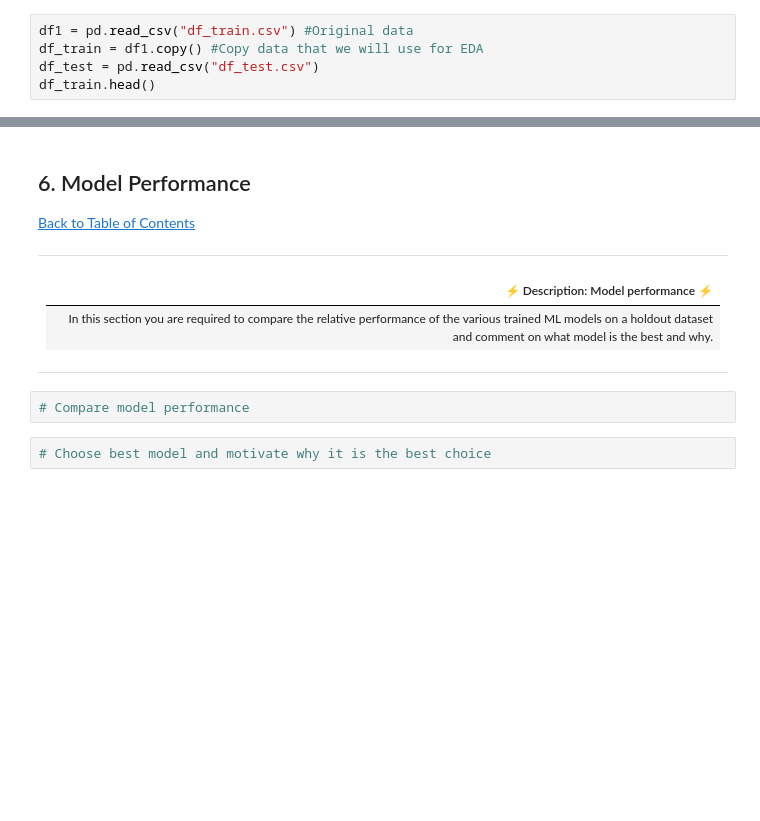
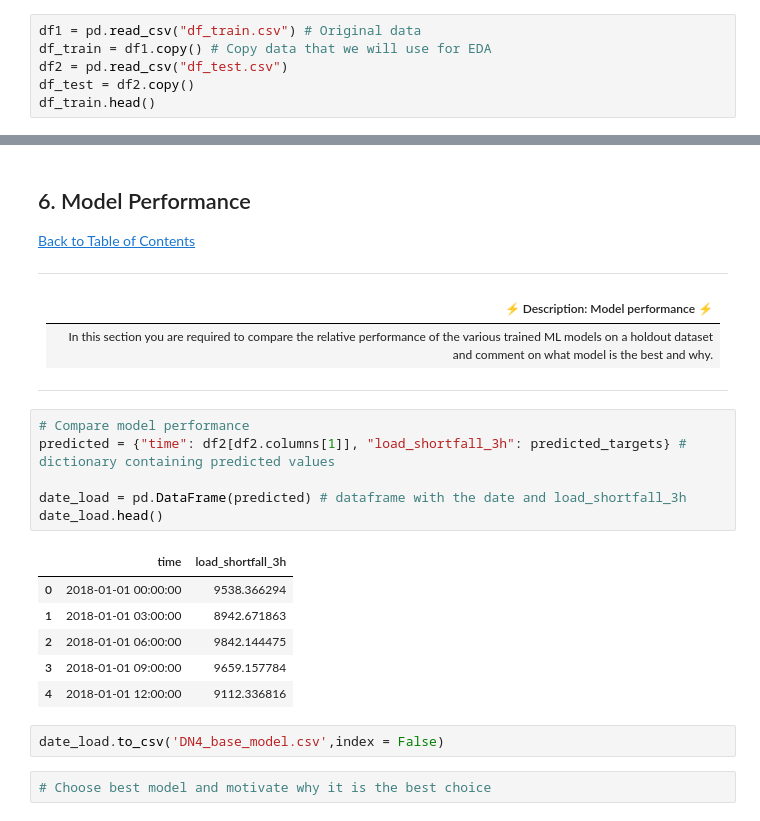
Before and after one commit to queen9921/advanced_regression, a Jupyter notebook: starter-notebook.ipynb, the cells around one changed output, grey strips where cells are left out. Saved outputs shown, nothing was run; the diff lists cells and outputs as text; blank space fills up the shorter version.

Commit message:
Added the part that saves our model output

```diff
--- a/starter-notebook.ipynb
+++ b/starter-notebook.ipynb
@@ -106,9 +106,10 @@ For this task, exploritory data analysis (EDA) will be utilised to analyse and e
 
 ---
 # %%
-df1 = pd.read_csv("df_train.csv") #Original data
-df_train = df1.copy() #Copy data that we will use for EDA
-df_test = pd.read_csv("df_test.csv")
+df1 = pd.read_csv("df_train.csv") # Original data
+df_train = df1.copy() # Copy data that we will use for EDA
+df2 = pd.read_csv("df_test.csv")
+df_test = df2.copy()
 df_train.head()
 # %% [output]
 |  | Unnamed: 0 | time | Madrid_wind_speed | Valencia_wind_deg | Bilbao_rain_1h | Valencia_wind_speed | ... |
@@ -512,6 +516,19 @@ Train_mse: 23203109.199739464
 ---
 # %%
 # Compare model performance
+predicted = {"time": df2[df2.columns[1]], "load_shortfall_3h": predicted_targets} # dictionary containing predicted values
+
+date_load = pd.DataFrame(predicted) # dataframe with the date and load_shortfall_3h
+date_load.head()
+# %% [output]
+|  | time | load_shortfall_3h |
+| 0 | 2018-01-01 00:00:00 | 9538.366294 |
+| 1 | 2018-01-01 03:00:00 | 8942.671863 |
+| 2 | 2018-01-01 06:00:00 | 9842.144475 |
+| 3 | 2018-01-01 09:00:00 | 9659.157784 |
+| 4 | 2018-01-01 12:00:00 | 9112.336816 |
+# %%
+date_load.to_csv('DN4_base_model.csv',index = False)
 # %%
 # Choose best model and motivate why it is the best choice
 # %% [markdown]
```
Also changed, not shown: parts of 5 cells of this notebook.
